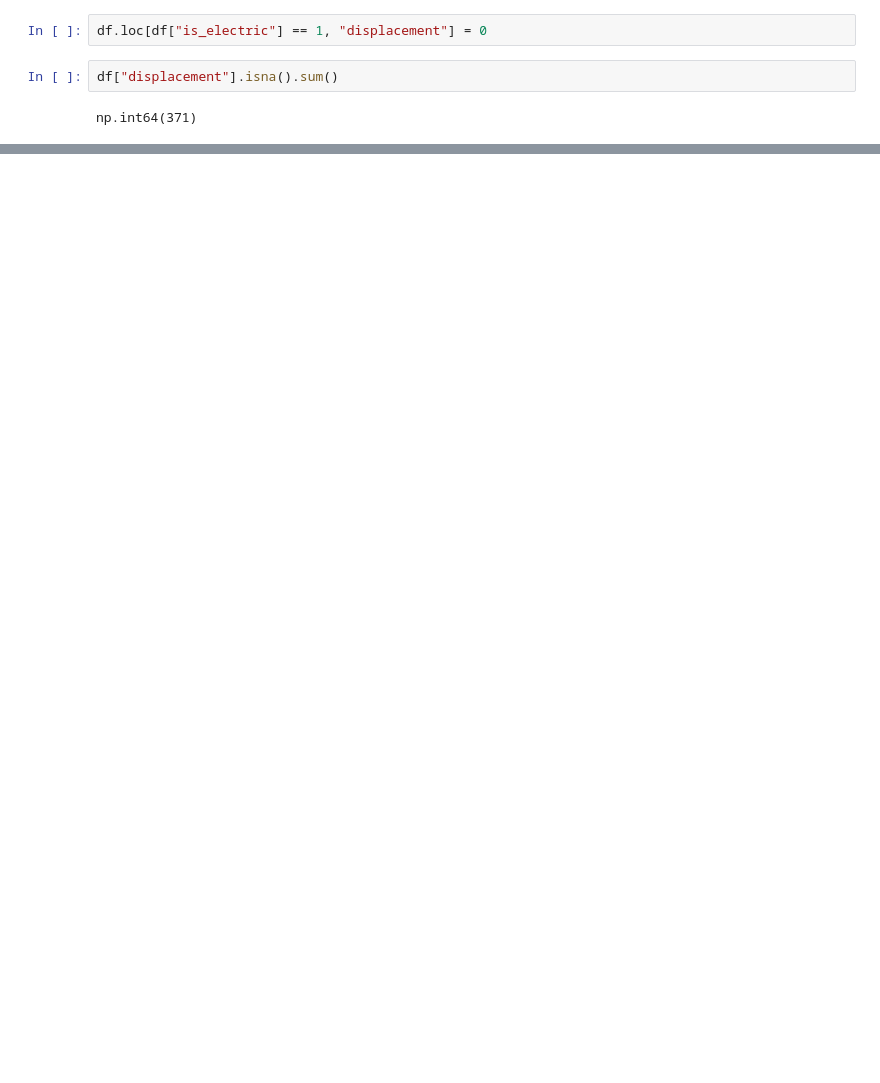
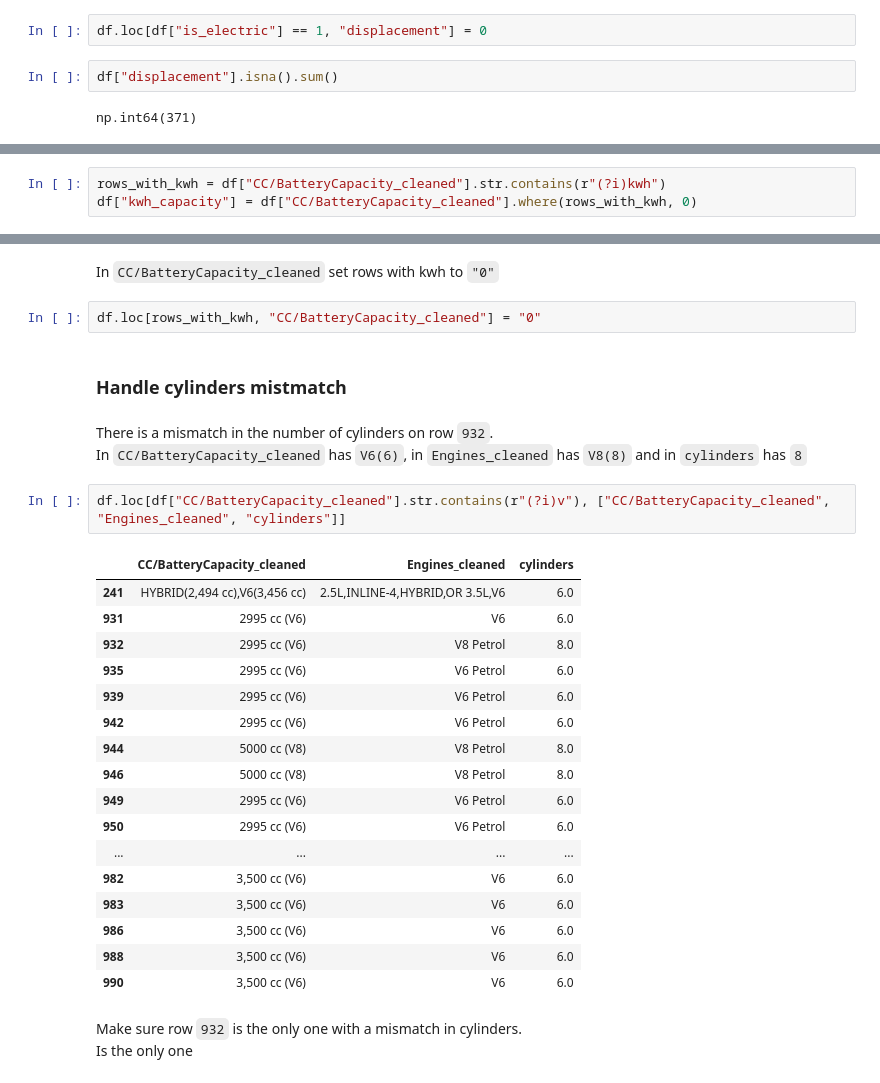
Before and after one commit to Juan-2003/Car-Regression, a Jupyter notebook: notebooks/2_Cleaning_car_price_regression.ipynb, the cells around one changed output, grey strips where cells are left out. Cells and saved outputs as stored; diff of their text form; blank space fills up the shorter version.

Commit message:
feat: CC/BatteryCapacity cleaned

```diff
--- a/notebooks/2_Cleaning_car_price_regression.ipynb
+++ b/notebooks/2_Cleaning_car_price_regression.ipynb
@@ -249,0 +515,3 @@ np.int64(371)
+# %%
+rows_with_kwh = df["CC/BatteryCapacity_cleaned"].str.contains(r"(?i)kwh")
+df["kwh_capacity"] = df["CC/BatteryCapacity_cleaned"].where(rows_with_kwh, 0)
@@ -249,0 +540,32 @@ np.int64(371)
+# %% [markdown]
+In `CC/BatteryCapacity_cleaned` set rows with kwh to `"0"`
+# %%
+df.loc[rows_with_kwh, "CC/BatteryCapacity_cleaned"] = "0"
+# %% [markdown]
+### Handle cylinders mistmatch
+# %% [markdown]
+There is a mismatch in the number of cylinders on row `932`.
+In `CC/BatteryCapacity_cleaned` has `V6(6)`, in `Engines_cleaned` has `V8(8)` and in `cylinders` has `8`
+# %%
+df.loc[df["CC/BatteryCapacity_cleaned"].str.contains(r"(?i)v"), ["CC/BatteryCapacity_cleaned", "Engines_cleaned", "cylinders"]]
+# %% [output]
+|  | CC/BatteryCapacity_cleaned | Engines_cleaned | cylinders |
+| 241 | HYBRID(2,494 cc),V6(3,456 cc) | 2.5L,INLINE-4,HYBRID,OR 3.5L,V6 | 6.0 |
+| 931 | 2995 cc (V6) | V6 | 6.0 |
+| 932 | 2995 cc (V6) | V8 Petrol | 8.0 |
+| 935 | 2995 cc (V6) | V6 Petrol | 6.0 |
+| 939 | 2995 cc (V6) | V6 Petrol | 6.0 |
+| 942 | 2995 cc (V6) | V6 Petrol | 6.0 |
+| 944 | 5000 cc (V8) | V8 Petrol | 8.0 |
+| 946 | 5000 cc (V8) | V8 Petrol | 8.0 |
+| 949 | 2995 cc (V6) | V6 Petrol | 6.0 |
+| 950 | 2995 cc (V6) | V6 Petrol | 6.0 |
+| ... | ... | ... | ... |
+| 982 | 3,500 cc (V6) | V6 | 6.0 |
+| 983 | 3,500 cc (V6) | V6 | 6.0 |
+| 986 | 3,500 cc (V6) | V6 | 6.0 |
+| 988 | 3,500 cc (V6) | V6 | 6.0 |
+| 990 | 3,500 cc (V6) | V6 | 6.0 |
+# %% [markdown]
+Make sure row `932` is the only one with a mismatch in cylinders.
+Is the only one
```
Also changed, not shown: parts of 60 cells of this notebook.
